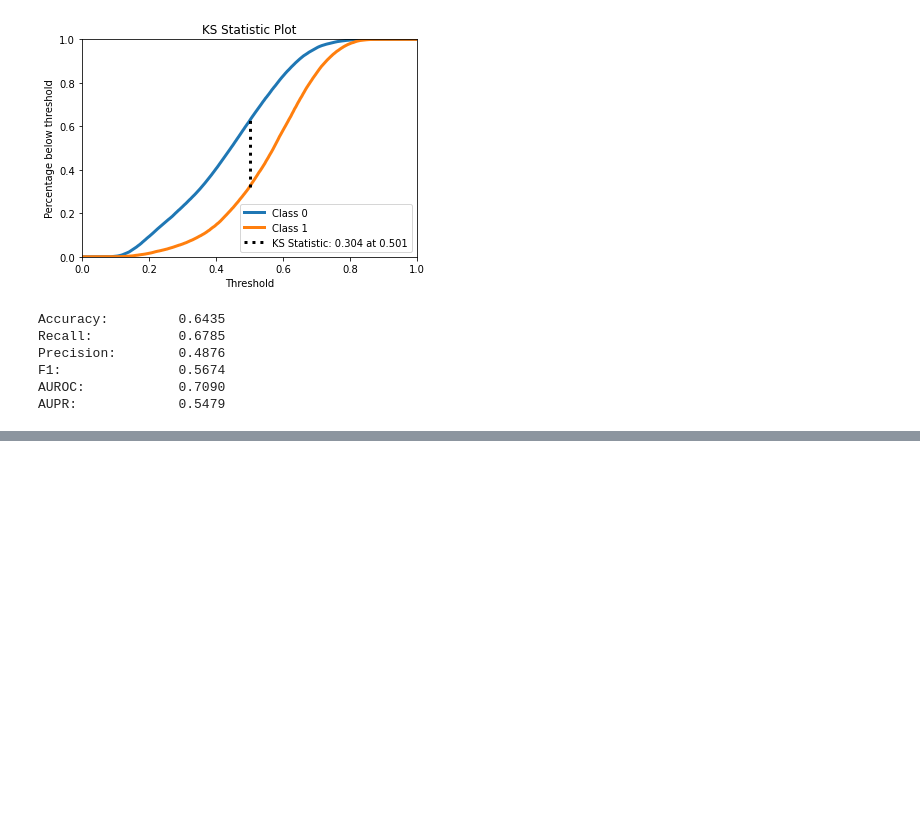
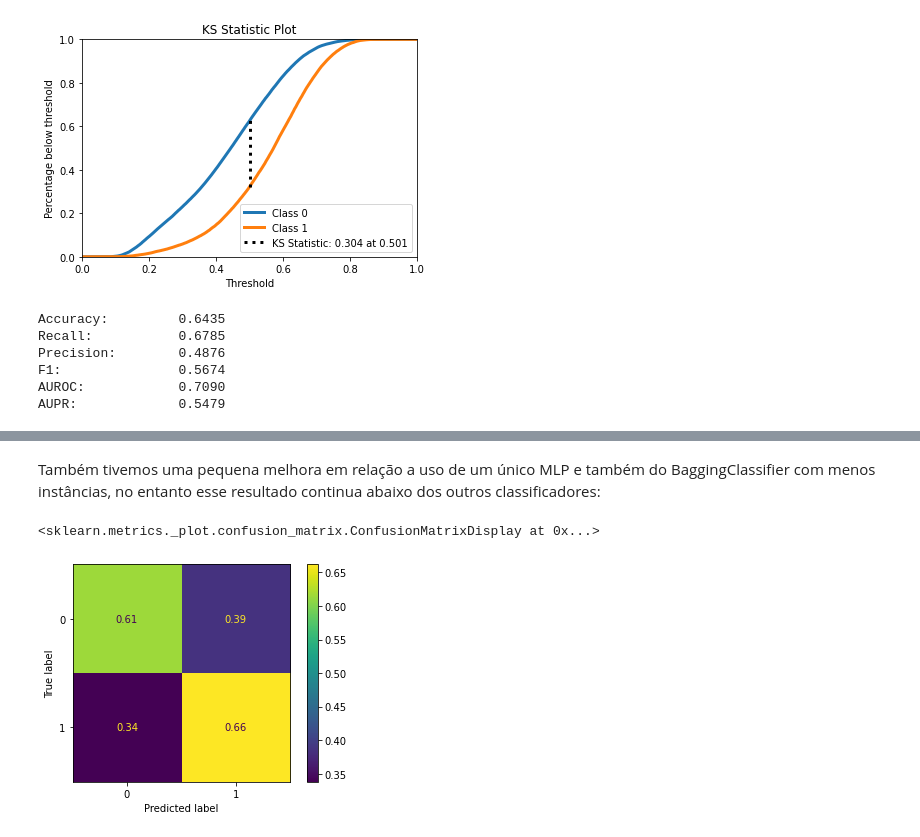
Before and after one commit to rafaelmotaalves/neural-networks, a Jupyter notebook: trn/ensembles.ipynb, the cells around one changed output, grey strips where cells are left out. Cells and saved outputs as stored; diff of their text form; code cells hidden in the pictures; blank space fills up the shorter version.

```diff
--- a/trn/ensembles.ipynb
+++ b/trn/ensembles.ipynb
@@ -143,0 +180,5 @@ AUPR:             0.5479
+# %%
+base_mlp = MLPClassifier(max_iter=epochs, batch_size=batch_size, early_stopping=True,
+    n_iter_no_change=patience, validation_fraction=validation_fraction, random_state=1)
+
+bagging1 = BaggingClassifier(base_estimator=base_mlp, n_estimators=10)
@@ -143,0 +195,7 @@ AUPR:             0.5479
+# %% [markdown]
+Também tivemos uma pequena melhora em relação a uso de um único MLP e também do BaggingClassifier com menos instâncias, no entanto esse resultado continua abaixo dos outros classificadores:
+# %%
+plot_confusion_matrix(bagging1, x_test, y_test, normalize='true')
+# %% [output]
+<sklearn.metrics._plot.confusion_matrix.ConfusionMatrixDisplay at 0x...>
+[figure, added]
```
Also changed, not shown: parts of 19 cells of this notebook.
